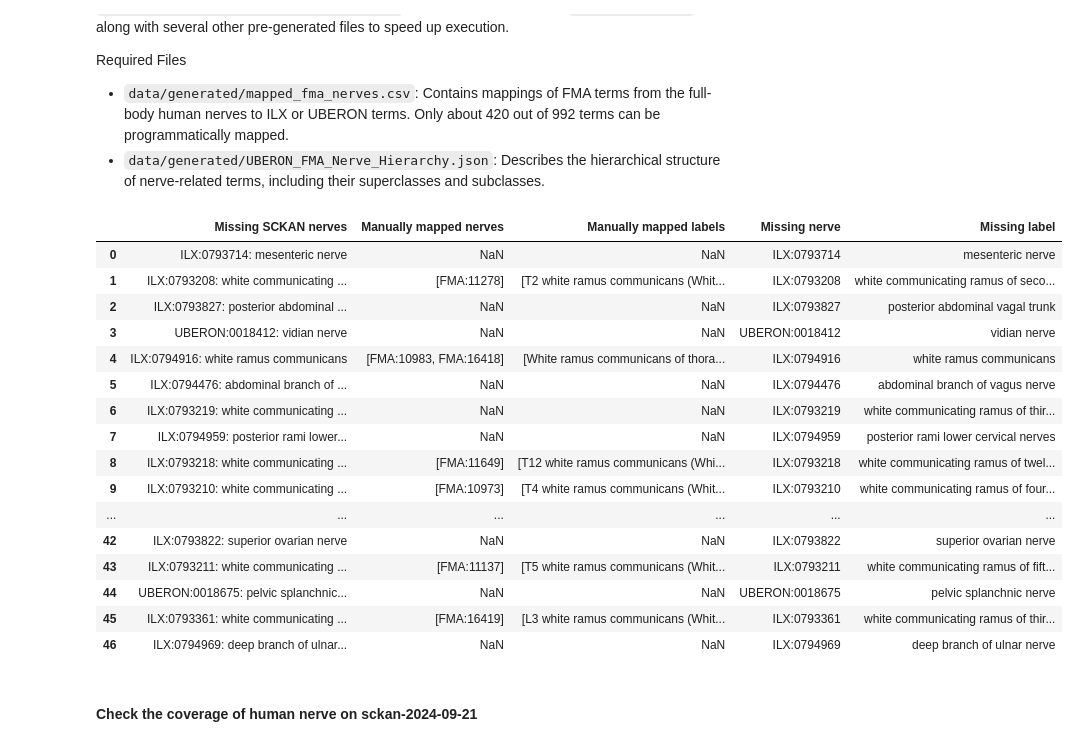
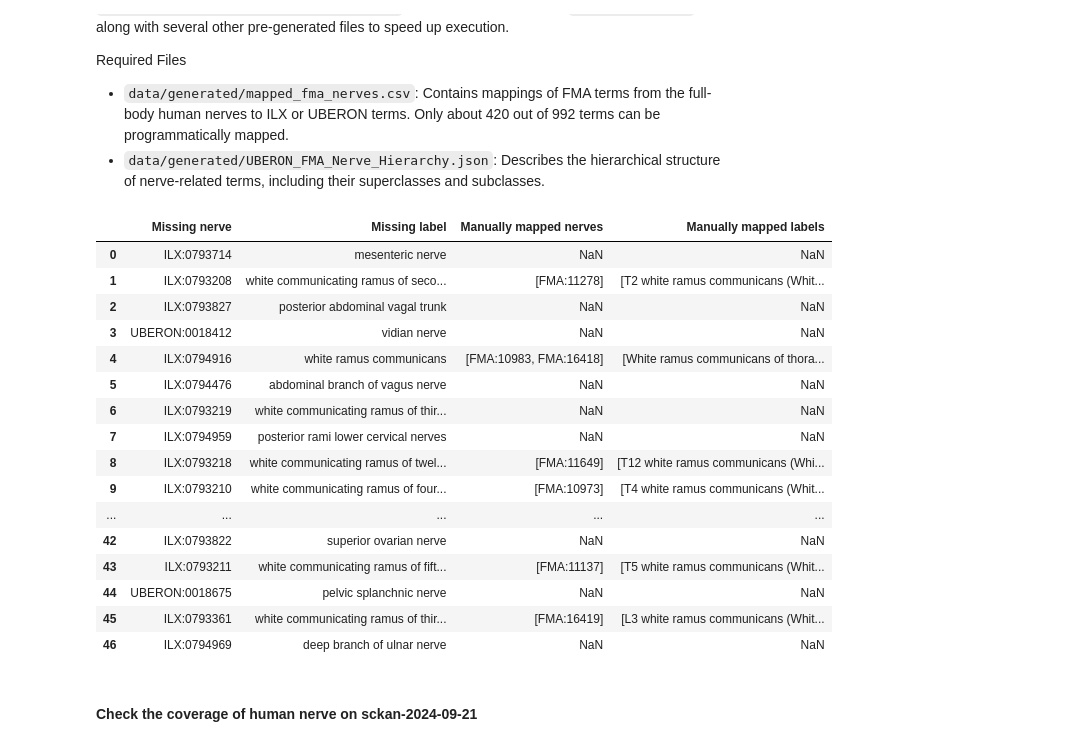
Before and after one commit to napakalas/sckan-nerves, a Jupyter notebook: pg_human_nerves.ipynb, the cells around one changed output. Saved outputs shown, nothing was run; the diff lists cells and outputs as text; code cells hidden in the pictures.

```diff
--- a/pg_human_nerves.ipynb
+++ b/pg_human_nerves.ipynb
@@ -40,34 +40,34 @@ human_nerves = {
 # %%
 ## There are some nerves in SCKAN that should be manually mapped to full-body scaffold map
 ## The mapping is available in `data/source/manually_mapped_missing_nerves.csv'
 
 tmp_df = pd.read_csv(SOURCE_DIR / 'manually_mapped_missing_nerves.csv')
 tmp_df[['Missing nerve', 'Missing label']] = tmp_df['Missing SCKAN nerves'].str.split(': ', expand=True)
 tmp_df['Manually mapped nerves'] = tmp_df['Manually mapped nerves'].replace('-', np.nan)
 tmp_df['Manually mapped nerves'] = tmp_df['Manually mapped nerves'].str.split(r'[\r\n]+')
 tmp_df['Manually mapped labels'] = tmp_df['Manually mapped labels'].str.split(r'[\r\n]+')
 
 manually_mapped_nerves = dict(zip(tmp_df.loc[tmp_df['Manually mapped nerves'].notna(), 'Missing nerve'], tmp_df.loc[tmp_df['Manually mapped nerves'].notna(), 'Manually mapped nerves']))
 
-tmp_df
+tmp_df[['Missing nerve', 'Missing label', 'Manually mapped nerves', 'Manually mapped labels']]
 # %% [output]
-|  | Missing SCKAN nerves | Manually mapped nerves | Manually mapped labels | Missing nerve | Missing label |
-| 0 | ILX:0793714: mesenteric nerve | NaN | NaN | ILX:0793714 | mesenteric nerve |
-| 1 | ILX:0793208: white communicating ... | [FMA:11278] | [T2 white ramus communicans (Whit... | ILX:0793208 | white communicating ramus of seco... |
-| 2 | ILX:0793827: posterior abdominal ... | NaN | NaN | ILX:0793827 | posterior abdominal vagal trunk |
-| 3 | UBERON:0018412: vidian nerve | NaN | NaN | UBERON:0018412 | vidian nerve |
-| 4 | ILX:0794916: white ramus communicans | [FMA:10983, FMA:16418] | [White ramus communicans of thora... | ILX:0794916 | white ramus communicans |
-| 5 | ILX:0794476: abdominal branch of ... | NaN | NaN | ILX:0794476 | abdominal branch of vagus nerve |
-| 6 | ILX:0793219: white communicating ... | NaN | NaN | ILX:0793219 | white communicating ramus of thir... |
-| 7 | ILX:0794959: posterior rami lower... | NaN | NaN | ILX:0794959 | posterior rami lower cervical nerves |
-| 8 | ILX:0793218: white communicating ... | [FMA:11649] | [T12 white ramus communicans (Whi... | ILX:0793218 | white communicating ramus of twel... |
-| 9 | ILX:0793210: white communicating ... | [FMA:10973] | [T4 white ramus communicans (Whit... | ILX:0793210 | white communicating ramus of four... |
-| ... | ... | ... | ... | ... | ... |
-| 42 | ILX:0793822: superior ovarian nerve | NaN | NaN | ILX:0793822 | superior ovarian nerve |
-| 43 | ILX:0793211: white communicating ... | [FMA:11137] | [T5 white ramus communicans (Whit... | ILX:0793211 | white communicating ramus of fift... |
-| 44 | UBERON:0018675: pelvic splanchnic... | NaN | NaN | UBERON:0018675 | pelvic splanchnic nerve |
-| 45 | ILX:0793361: white communicating ... | [FMA:16419] | [L3 white ramus communicans (Whit... | ILX:0793361 | white communicating ramus of thir... |
-| 46 | ILX:0794969: deep branch of ulnar... | NaN | NaN | ILX:0794969 | deep branch of ulnar nerve |
+|  | Missing nerve | Missing label | Manually mapped nerves | Manually mapped labels |
+| 0 | ILX:0793714 | mesenteric nerve | NaN | NaN |
+| 1 | ILX:0793208 | white communicating ramus of seco... | [FMA:11278] | [T2 white ramus communicans (Whit... |
+| 2 | ILX:0793827 | posterior abdominal vagal trunk | NaN | NaN |
+| 3 | UBERON:0018412 | vidian nerve | NaN | NaN |
+| 4 | ILX:0794916 | white ramus communicans | [FMA:10983, FMA:16418] | [White ramus communicans of thora... |
+| 5 | ILX:0794476 | abdominal branch of vagus nerve | NaN | NaN |
+| 6 | ILX:0793219 | white communicating ramus of thir... | NaN | NaN |
+| 7 | ILX:0794959 | posterior rami lower cervical nerves | NaN | NaN |
+| 8 | ILX:0793218 | white communicating ramus of twel... | [FMA:11649] | [T12 white ramus communicans (Whi... |
+| 9 | ILX:0793210 | white communicating ramus of four... | [FMA:10973] | [T4 white ramus communicans (Whit... |
+| ... | ... | ... | ... | ... |
+| 42 | ILX:0793822 | superior ovarian nerve | NaN | NaN |
+| 43 | ILX:0793211 | white communicating ramus of fift... | [FMA:11137] | [T5 white ramus communicans (Whit... |
+| 44 | UBERON:0018675 | pelvic splanchnic nerve | NaN | NaN |
+| 45 | ILX:0793361 | white communicating ramus of thir... | [FMA:16419] | [L3 white ramus communicans (Whit... |
+| 46 | ILX:0794969 | deep branch of ulnar nerve | NaN | NaN |
 # %%
 NPO_OWNER = 'SciCrunch'
 NPO_REPO = 'NIF-Ontology'
```
